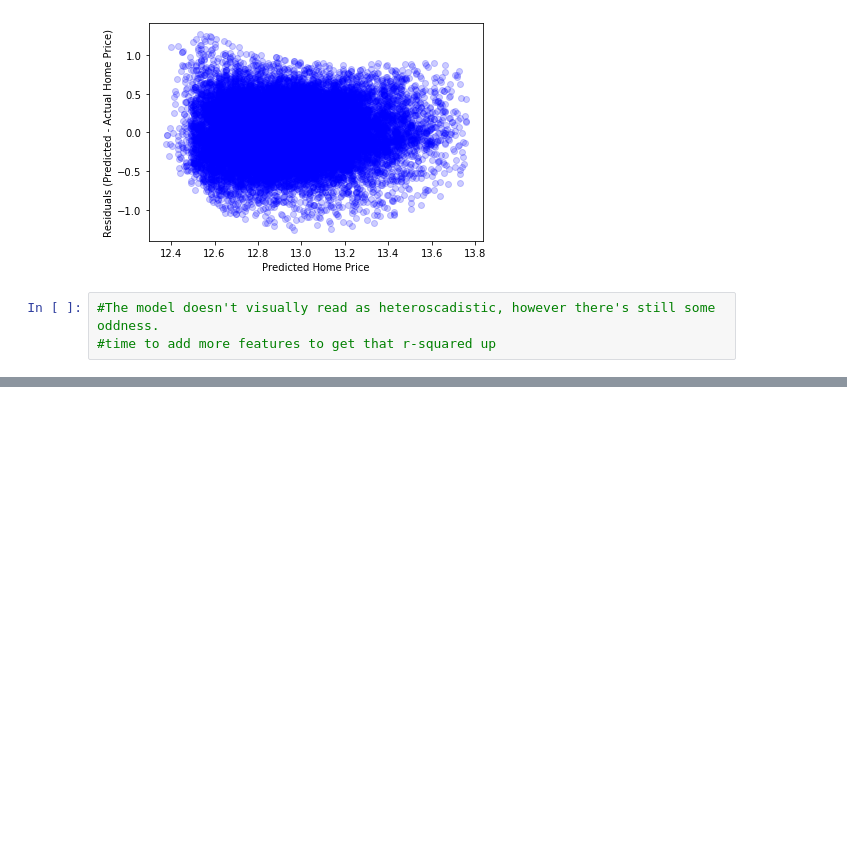
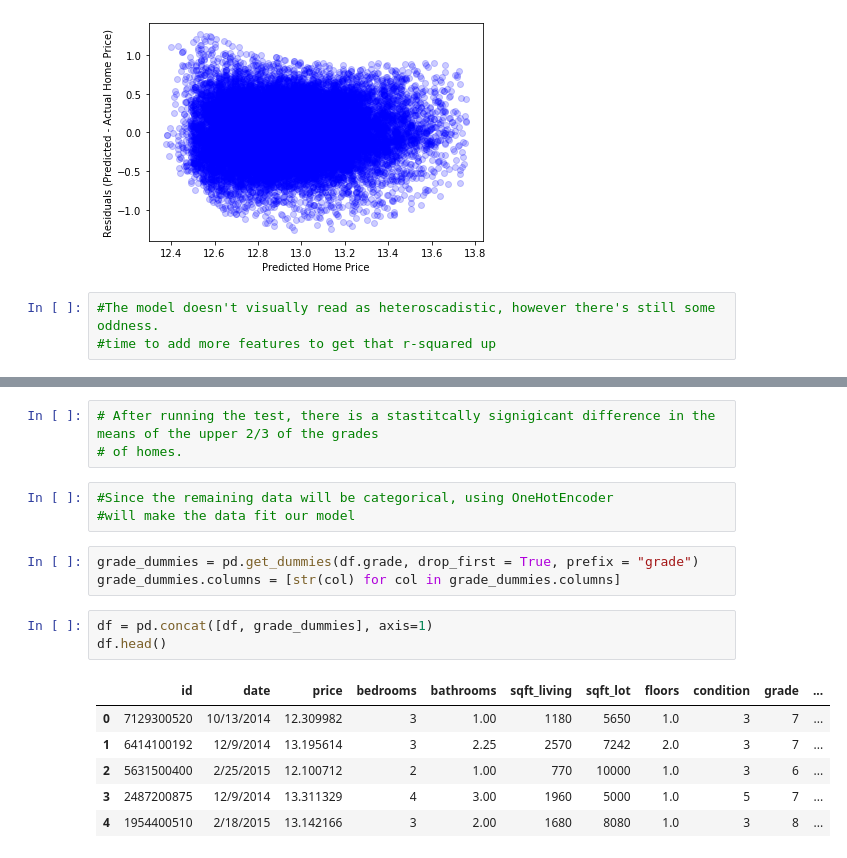
Before and after one commit to garseed/king_county_housing_analysis, a Jupyter notebook: Home Price Analysis.ipynb, the cells around one changed output, grey strips where cells are left out. Cells and saved outputs as stored; diff of their text form; blank space fills up the shorter version.

```diff
--- a/Home Price Analysis.ipynb
+++ b/Home Price Analysis.ipynb
@@ -213,0 +244,19 @@ plt.savefig('homoscedasticity .png')
+# %%
+# After running the test, there is a stastitcally signigicant difference in the means of the upper 2/3 of the grades
+# of homes.
+# %%
+#Since the remaining data will be categorical, using OneHotEncoder
+#will make the data fit our model
+# %%
+grade_dummies = pd.get_dummies(df.grade, drop_first = True, prefix = "grade")
+grade_dummies.columns = [str(col) for col in grade_dummies.columns]
+# %%
+df = pd.concat([df, grade_dummies], axis=1)
+df.head()
+# %% [output]
+|  | id | date | price | bedrooms | bathrooms | sqft_living | sqft_lot | floors | condition | grade | ... |
+| 0 | 7129300520 | 10/13/2014 | 12.309982 | 3 | 1.00 | 1180 | 5650 | 1.0 | 3 | 7 | ... |
+| 1 | 6414100192 | 12/9/2014 | 13.195614 | 3 | 2.25 | 2570 | 7242 | 2.0 | 3 | 7 | ... |
+| 2 | 5631500400 | 2/25/2015 | 12.100712 | 2 | 1.00 | 770 | 10000 | 1.0 | 3 | 6 | ... |
+| 3 | 2487200875 | 12/9/2014 | 13.311329 | 4 | 3.00 | 1960 | 5000 | 1.0 | 5 | 7 | ... |
+| 4 | 1954400510 | 2/18/2015 | 13.142166 | 3 | 2.00 | 1680 | 8080 | 1.0 | 3 | 8 | ... |
```
Also changed, not shown: parts of 41 cells of this notebook, 3 other files.
